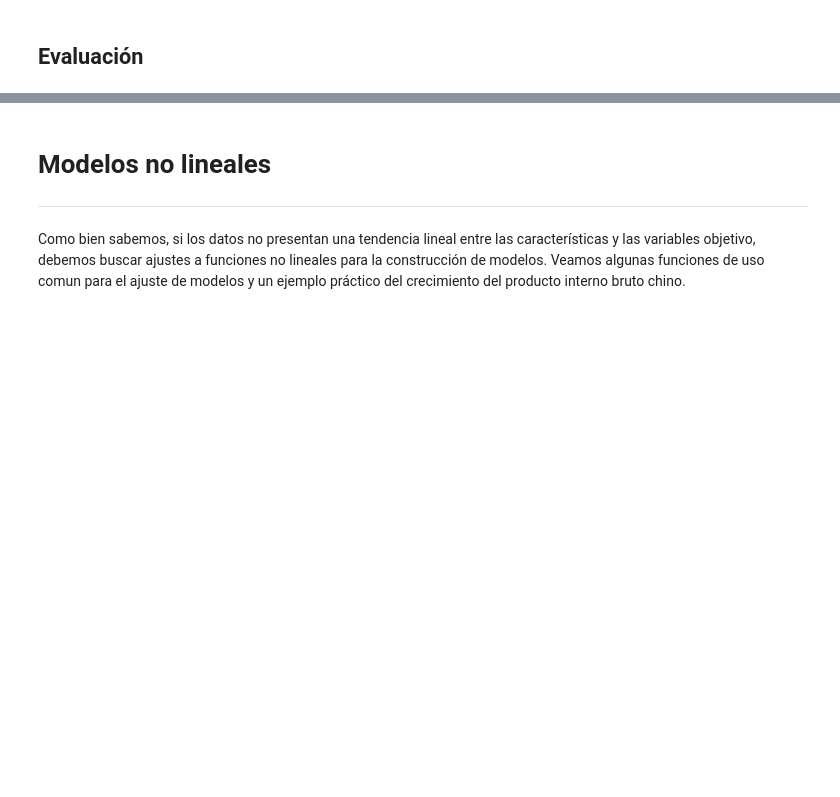
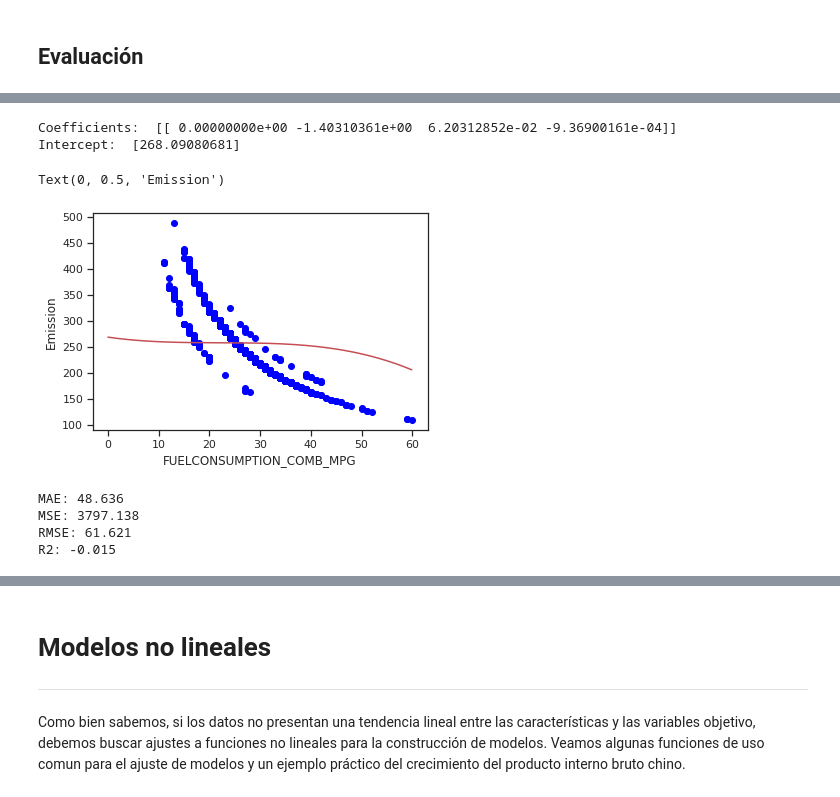
Before and after one commit to darioblandon/Curso1, a Jupyter notebook: S6/S6.ipynb, the cells around one changed output, grey strips where cells are left out. Drawn from its saved outputs; the diff is of its cells as text; code cells hidden in the pictures; blank space fills up the shorter version.

```diff
--- a/S6/S6.ipynb
+++ b/S6/S6.ipynb
@@ -389,0 +408,4 @@ R2: 0.825
+# %%
+poly3=PolynomialFeatures(degree=3)
+train_x_poly3=poly3.fit_transform(x_train)
+train_x_poly3
@@ -389,0 +420,22 @@ R2: 0.825
+# %%
+clf3=LinearRegression()
+train_y3_ = clf3.fit(train_x_poly3,y_train)
+# %%
+print ('Coefficients: ', clf3.coef_)
+print ('Intercept: ',clf3.intercept_)
+# %% [output]
+Coefficients:  [[ 0.00000000e+00 -1.40310361e+00  6.20312852e-02 -9.36900161e-04]]
+Intercept:  [268.09080681]
+# %%
+plt.scatter(X, y,  color='blue')
+
+XX = np.arange(0.0, 60.0, 0.1)
+yy = clf3.intercept_+ clf3.coef_[0][1]*XX+ clf3.coef_[0][2]*XX*XX+ clf3.coef_[0][3]*XX**3
+
+plt.plot(XX, yy, '-r')
+
+plt.xlabel("FUELCONSUMPTION_COMB_MPG")
+plt.ylabel("Emission")
+# %% [output]
+Text(0, 0.5, 'Emission')
+[figure, added]
@@ -390,3 +446,13 @@ R2: 0.825
+# %%
+print('MAE: %.3f '% metrics.mean_absolute_error(y_test, test_y3))
+print('MSE: %.3f'% metrics.mean_squared_error(y_test, test_y3))
+print('RMSE: %.3f'% np.sqrt(metrics.mean_squared_error(y_test, test_y3)))
+print('R2: %.3f'% metrics.r2_score(y_test, test_y3))
+# %% [output]
+MAE: 48.636
+MSE: 3797.138
+RMSE: 61.621
+R2: -0.015
 # %%
 l1=linear.coef_
 l0=linear.intercept_
```
Also changed, not shown: parts of 33 cells of this notebook.
